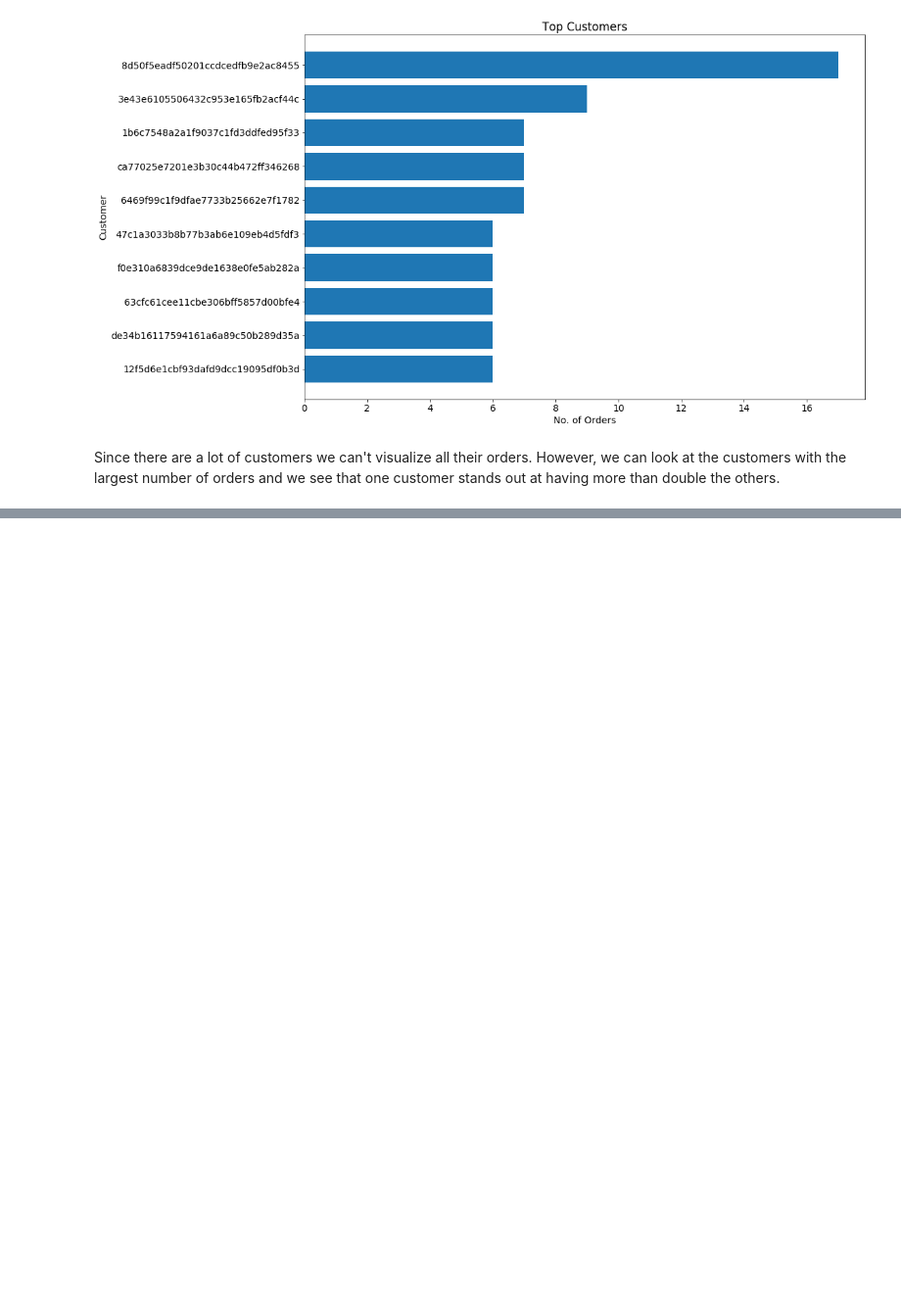
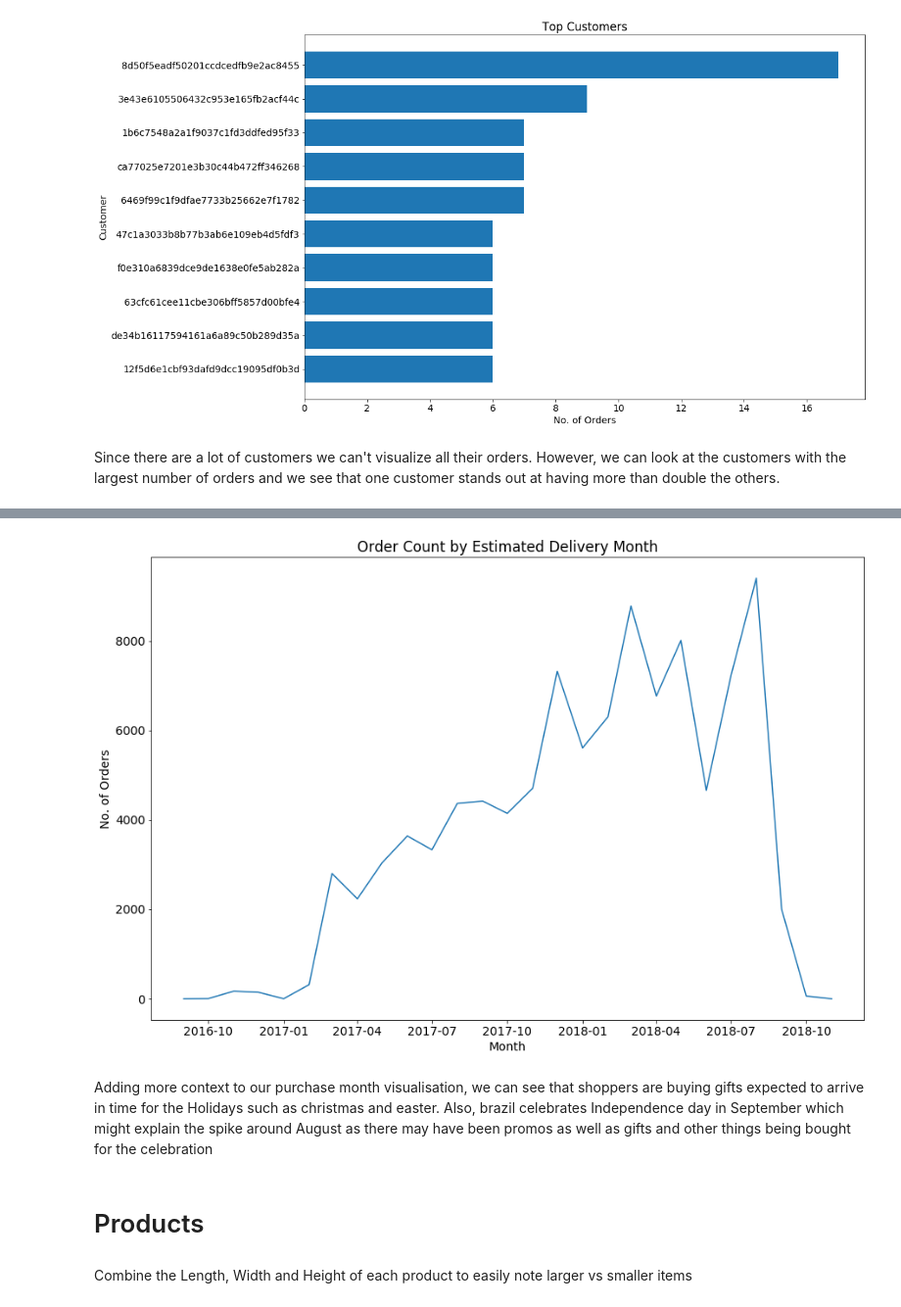
Before and after one commit to willyrigz/brazilianEcommerce, a Jupyter notebook: EcommerceData.ipynb, the cells around one changed output, grey strips where cells are left out. Shown at 98% size. Saved outputs shown, nothing was run; the diff lists cells and outputs as text; code cells hidden in the pictures; blank space fills up the shorter version.

```diff
--- a/EcommerceData.ipynb
+++ b/EcommerceData.ipynb
@@ -287,0 +368,5 @@ Since there are a lot of customers we can't visualize all their orders. However,
+# %%
+grouped = orders_df.groupby('estimated_delivery_month')['customer_id'].count().reset_index()
+grouped.rename(columns = {'customer_id':'order_count'}, inplace=True)
+grouped = grouped.sort_values('estimated_delivery_month', ascending=True)
+grouped.head()
@@ -287,0 +380,3 @@ Since there are a lot of customers we can't visualize all their orders. However,
+# %%
+#convert estimated delivery month to datetime format so it can be plotted
+grouped['estimated_delivery_month2'] = grouped.estimated_delivery_month.values.astype('datetime64[M]')
@@ -287,0 +403,15 @@ Since there are a lot of customers we can't visualize all their orders. However,
+# %%
+plt.figure(figsize=(15,10))
+plt.plot(grouped.estimated_delivery_month2, grouped.order_count)
+plt.title("Order Count by Estimated Delivery Month")
+plt.xlabel("Month")
+plt.ylabel("No. of Orders")
+plt.show()
+# %% [output]
+[figure, added]
+# %% [markdown]
+Adding more context to our purchase month visualisation, we can see that shoppers are buying gifts expected to arrive in time for the Holidays such as christmas and easter. Also, brazil celebrates Independence day in September which might explain the spike around August as there may have been promos as well as gifts and other things being bought for the celebration
+# %% [markdown]
+# Products
+# %% [markdown]
+Combine the Length, Width and Height of each product to easily note larger vs smaller items
```
Also changed, not shown: parts of 25 cells of this notebook.
